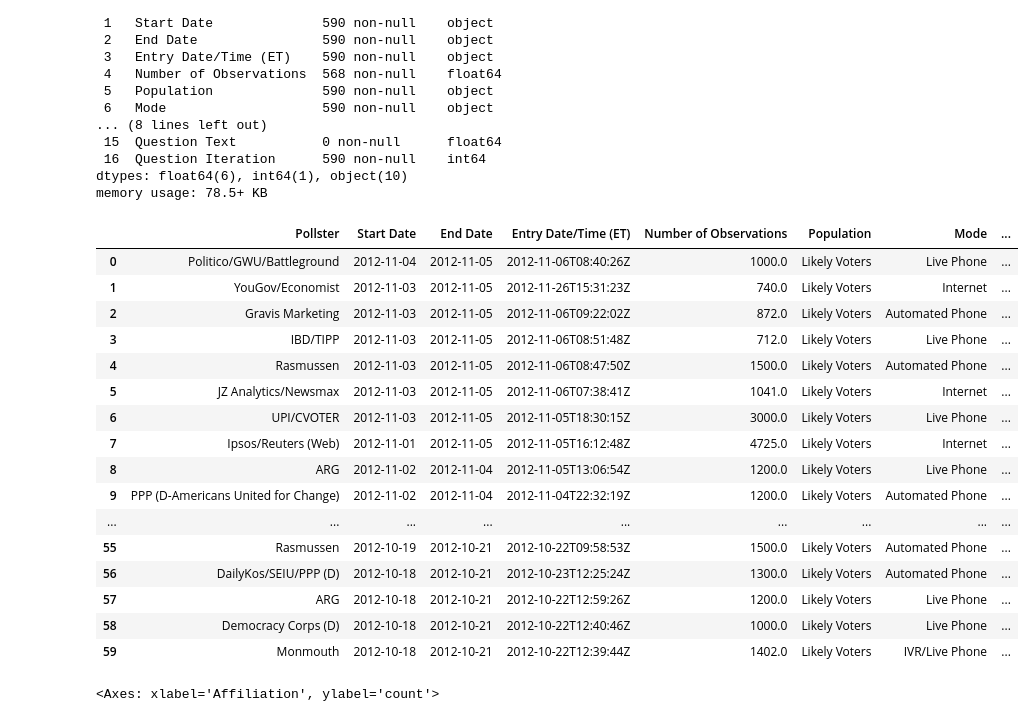
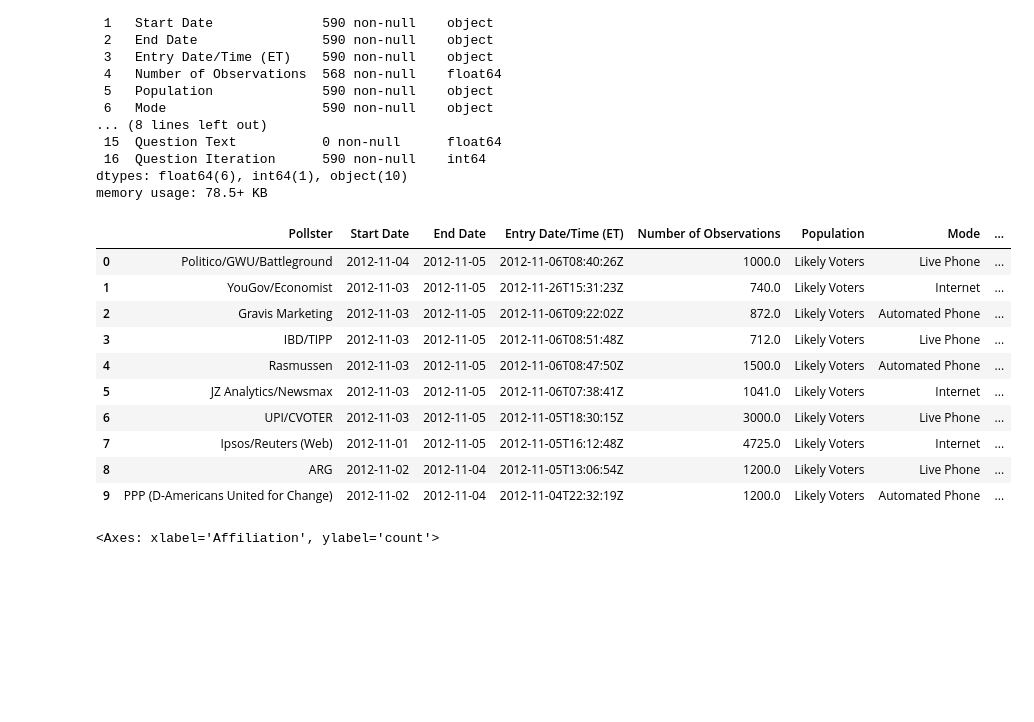
Before and after one commit to MohammedUsman-hub/Election-Analysis, a Jupyter notebook: ElectionAnalysis.ipynb, the cells around one changed output. Saved outputs shown, nothing was run; the diff lists cells and outputs as text; code cells hidden in the pictures; blank space fills up the shorter version.

```diff
--- a/ElectionAnalysis.ipynb
+++ b/ElectionAnalysis.ipynb
@@ -59,25 +59,19 @@ Data columns (total 17 columns):
 dtypes: float64(6), int64(1), object(10)
 memory usage: 78.5+ KB
 # %%
-poll.head(60)
+poll.head(10)
 # %% [output]
 |  | Pollster | Start Date | End Date | Entry Date/Time (ET) | Number of Observations | Population | Mode | ... |
 | 0 | Politico/GWU/Battleground | 2012-11-04 | 2012-11-05 | 2012-11-06T08:40:26Z | 1000.0 | Likely Voters | Live Phone | ... |
 | 1 | YouGov/Economist | 2012-11-03 | 2012-11-05 | 2012-11-26T15:31:23Z | 740.0 | Likely Voters | Internet | ... |
 | 2 | Gravis Marketing | 2012-11-03 | 2012-11-05 | 2012-11-06T09:22:02Z | 872.0 | Likely Voters | Automated Phone | ... |
 | 3 | IBD/TIPP | 2012-11-03 | 2012-11-05 | 2012-11-06T08:51:48Z | 712.0 | Likely Voters | Live Phone | ... |
 | 4 | Rasmussen | 2012-11-03 | 2012-11-05 | 2012-11-06T08:47:50Z | 1500.0 | Likely Voters | Automated Phone | ... |
 | 5 | JZ Analytics/Newsmax | 2012-11-03 | 2012-11-05 | 2012-11-06T07:38:41Z | 1041.0 | Likely Voters | Internet | ... |
 | 6 | UPI/CVOTER | 2012-11-03 | 2012-11-05 | 2012-11-05T18:30:15Z | 3000.0 | Likely Voters | Live Phone | ... |
 | 7 | Ipsos/Reuters (Web) | 2012-11-01 | 2012-11-05 | 2012-11-05T16:12:48Z | 4725.0 | Likely Voters | Internet | ... |
 | 8 | ARG | 2012-11-02 | 2012-11-04 | 2012-11-05T13:06:54Z | 1200.0 | Likely Voters | Live Phone | ... |
 | 9 | PPP (D-Americans United for Change) | 2012-11-02 | 2012-11-04 | 2012-11-04T22:32:19Z | 1200.0 | Likely Voters | Automated Phone | ... |
-| ... | ... | ... | ... | ... | ... | ... | ... | ... |
-| 55 | Rasmussen | 2012-10-19 | 2012-10-21 | 2012-10-22T09:58:53Z | 1500.0 | Likely Voters | Automated Phone | ... |
-| 56 | DailyKos/SEIU/PPP (D) | 2012-10-18 | 2012-10-21 | 2012-10-23T12:25:24Z | 1300.0 | Likely Voters | Automated Phone | ... |
-| 57 | ARG | 2012-10-18 | 2012-10-21 | 2012-10-22T12:59:26Z | 1200.0 | Likely Voters | Live Phone | ... |
-| 58 | Democracy Corps (D) | 2012-10-18 | 2012-10-21 | 2012-10-22T12:40:46Z | 1000.0 | Likely Voters | Live Phone | ... |
-| 59 | Monmouth | 2012-10-18 | 2012-10-21 | 2012-10-22T12:39:44Z | 1402.0 | Likely Voters | IVR/Live Phone | ... |
 # %%
 sns.countplot(data=poll, x='Affiliation')
 # %% [output]
```
Also changed, not shown: parts of 5 cells of this notebook.
